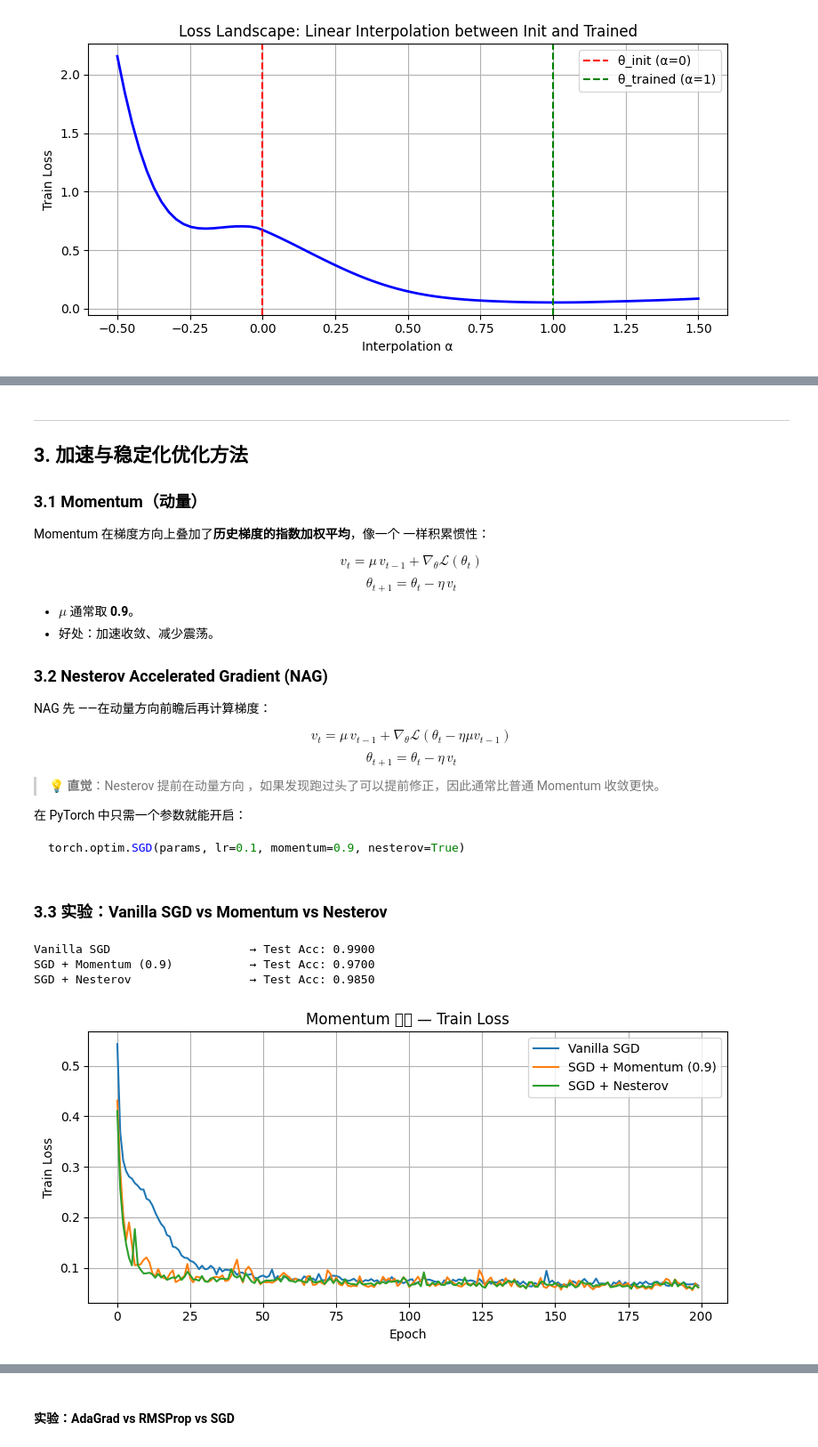
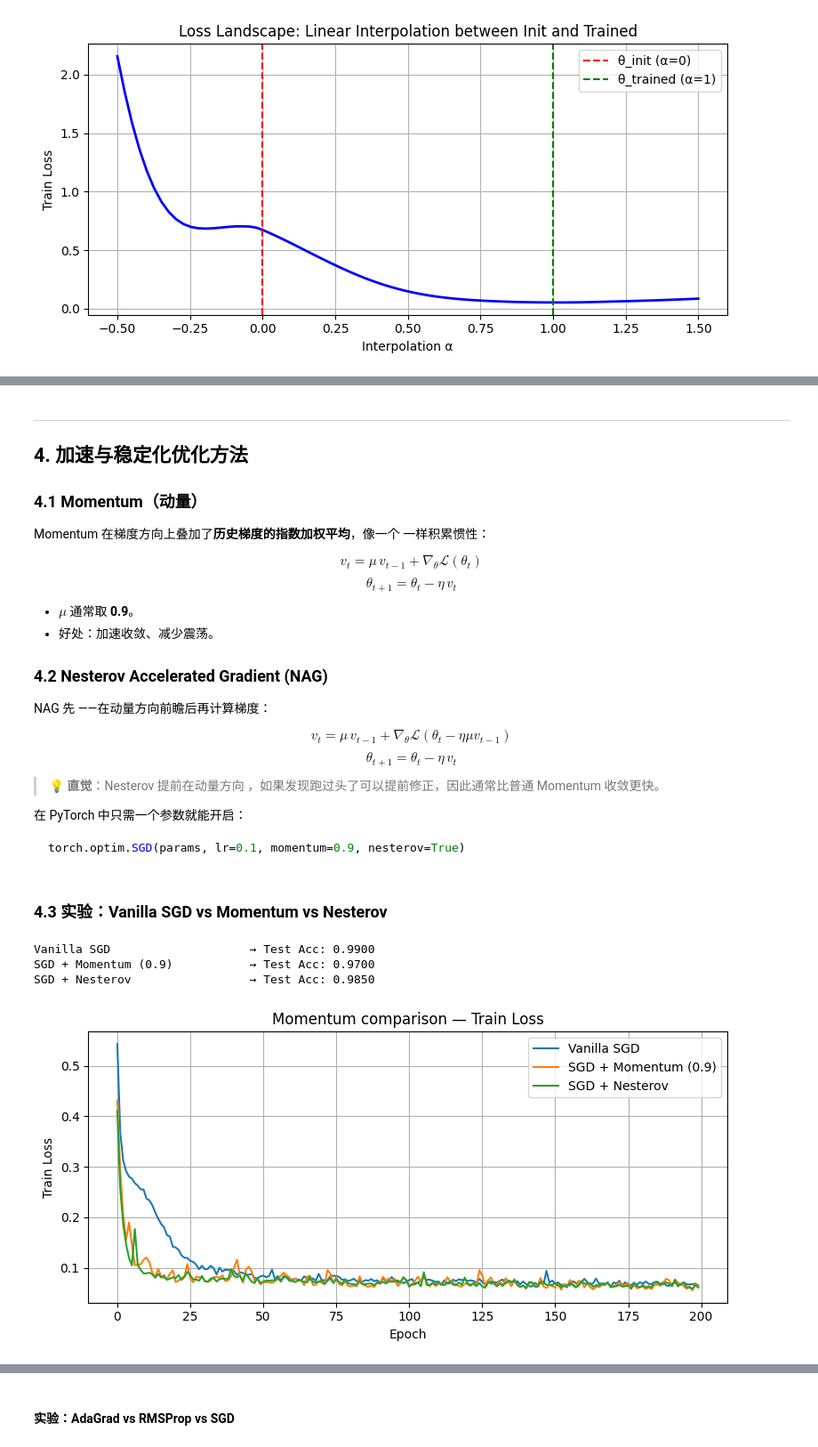
Before and after one commit to AI4Science-WestlakeU/Frontiers-in-Computer-Science-and-Technology-2026, a Jupyter notebook: notebooks/02_optimization_tutorial.ipynb, the cells around one changed output, grey strips where cells are left out. Shown at 89% size. Drawn from its saved outputs; the diff is of its cells as text; code cells hidden in the pictures.

````diff
--- a/notebooks/02_optimization_tutorial.ipynb
+++ b/notebooks/02_optimization_tutorial.ipynb
@@ -320,9 +463,9 @@ $$
 > - 梯度小的参数 → 曲率可能小 → 自动放大学习率
 # %% [markdown]
 ---
-## 3. 加速与稳定化优化方法
+## 4. 加速与稳定化优化方法
 
-### 3.1 Momentum（动量）
+### 4.1 Momentum（动量）
 
 Momentum 在梯度方向上叠加了**历史梯度的指数加权平均**，像一个
 一样积累惯性：
@@ -337,7 +480,7 @@ $$
 - $\mu$ 通常取 **0.9**。
 - 好处：加速收敛、减少震荡。
 
-### 3.2 Nesterov Accelerated Gradient (NAG)
+### 4.2 Nesterov Accelerated Gradient (NAG)
 
 NAG 先
 ——在动量方向前瞻后再计算梯度：
@@ -357,29 +500,29 @@ $$
 torch.optim.SGD(params, lr=0.1, momentum=0.9, nesterov=True)
 ```
 # %% [markdown]
-### 3.3 实验：Vanilla SGD vs Momentum vs Nesterov
+### 4.3 实验：Vanilla SGD vs Momentum vs Nesterov
 # %%
 EPOCHS_MOM = 200
 
 opt_configs = {
     "Vanilla SGD":            dict(lr=0.1),
     "SGD + Momentum (0.9)":   dict(lr=0.1, momentum=0.9),
     "SGD + Nesterov":         dict(lr=0.1, momentum=0.9, nesterov=True),
 }
 
 histories_mom = {}
 for name, kwargs in opt_configs.items():
     model = make_mlp()
     opt = torch.optim.SGD(model.parameters(), **kwargs)
     histories_mom[name] = run_training(model, opt, EPOCHS_MOM, batch_size=32)
     _, acc = evaluate(model, X_test, y_test)
     print(f"{name:30s} → Test Acc: {acc:.4f}")
 
 plot_histories(histories_mom, "train_loss", ylabel="Train Loss",
-              title="Momentum 对比 — Train Loss")
+              title="Momentum comparison — Train Loss")
 # %% [output]
 Vanilla SGD                    → Test Acc: 0.9900
 SGD + Momentum (0.9)           → Test Acc: 0.9700
 SGD + Nesterov                 → Test Acc: 0.9850
-[figure, old version]
+[figure, new version]
 # %% [markdown]
````
Also changed, not shown: parts of 36 cells of this notebook, 1 other file.
